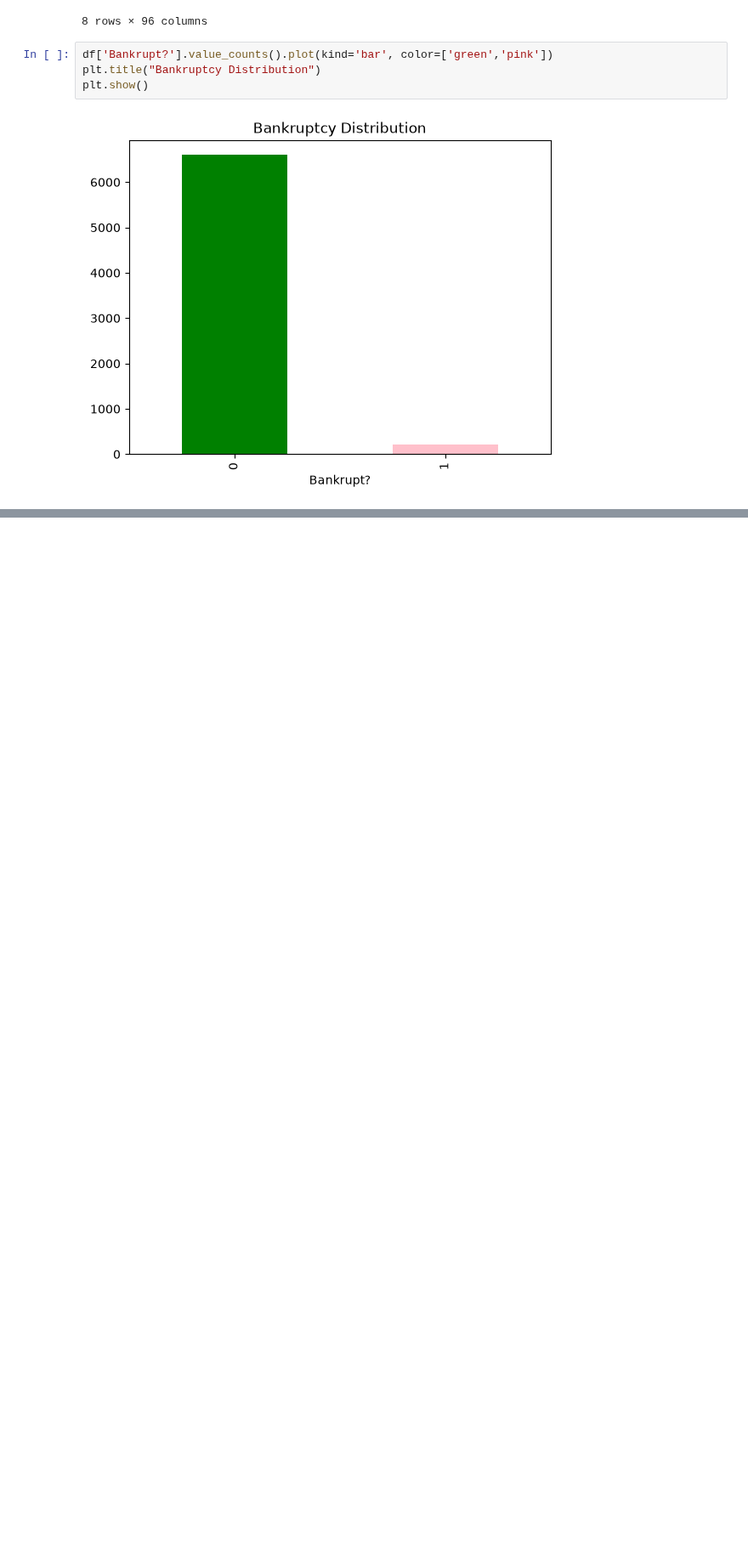
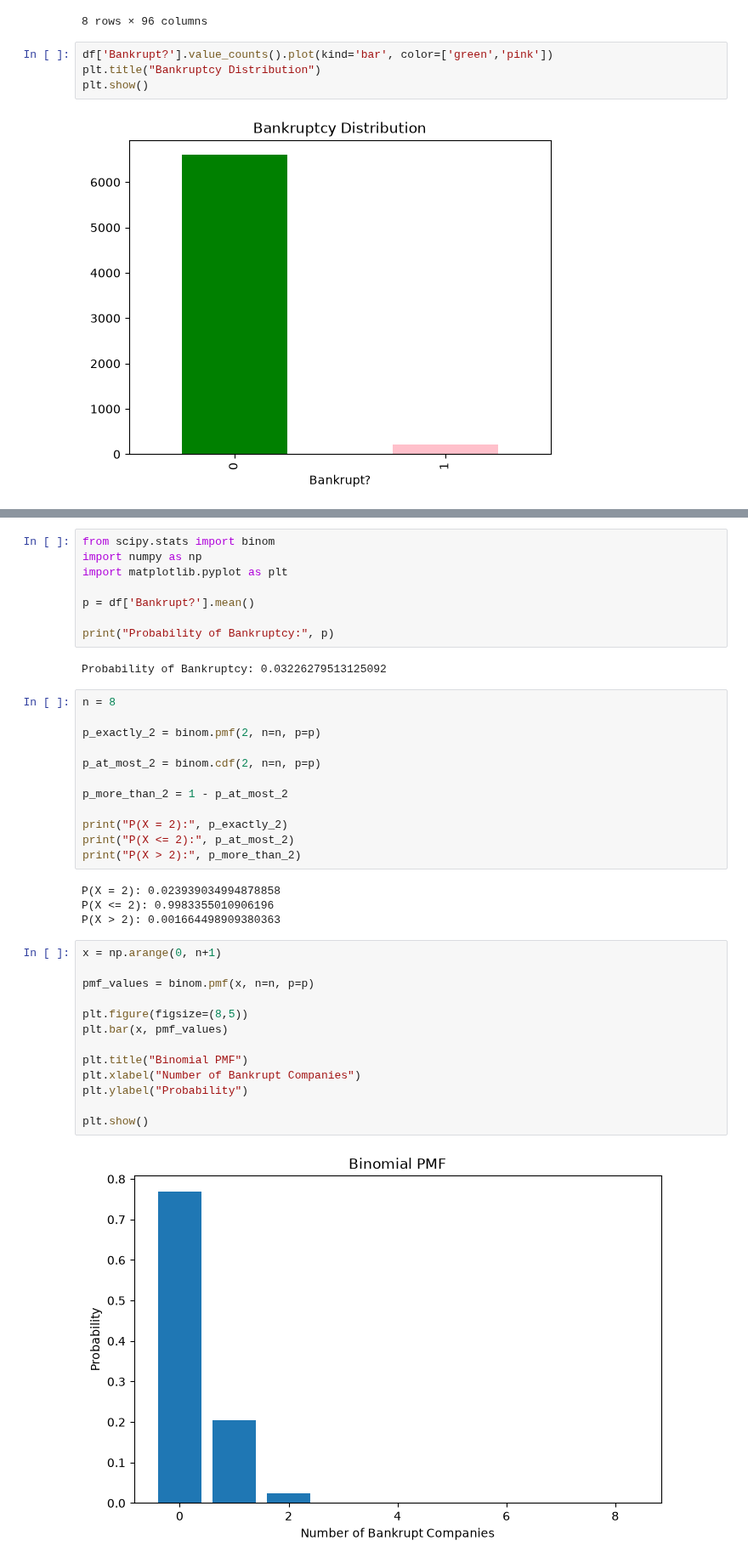
Before and after one commit to Donnnaa/stats_analysis_CA1_, a Jupyter notebook: STATS_CA1.ipynb, the cells around one changed output, grey strips where cells are left out. Shown at 85% size. Saved outputs shown, nothing was run; the diff lists cells and outputs as text; blank space fills up the shorter version.

```diff
--- a/STATS_CA1.ipynb
+++ b/STATS_CA1.ipynb
@@ -72,0 +90,41 @@ plt.show()
+# %%
+from scipy.stats import binom
+import numpy as np
+import matplotlib.pyplot as plt
+
+p = df['Bankrupt?'].mean()
+
+print("Probability of Bankruptcy:", p)
+# %% [output]
+Probability of Bankruptcy: 0.03226279513125092
+# %%
+n = 8
+
+p_exactly_2 = binom.pmf(2, n=n, p=p)
+
+p_at_most_2 = binom.cdf(2, n=n, p=p)
+
+p_more_than_2 = 1 - p_at_most_2
+
+print("P(X = 2):", p_exactly_2)
+print("P(X <= 2):", p_at_most_2)
+print("P(X > 2):", p_more_than_2)
+# %% [output]
+P(X = 2): 0.023939034994878858
+P(X <= 2): 0.9983355010906196
+P(X > 2): 0.001664498909380363
+# %%
+x = np.arange(0, n+1)
+
+pmf_values = binom.pmf(x, n=n, p=p)
+
+plt.figure(figsize=(8,5))
+plt.bar(x, pmf_values)
+
+plt.title("Binomial PMF")
+plt.xlabel("Number of Bankrupt Companies")
+plt.ylabel("Probability")
+
+plt.show()
+# %% [output]
+[figure, added]
```
Also changed, not shown: parts of 5 cells of this notebook.
